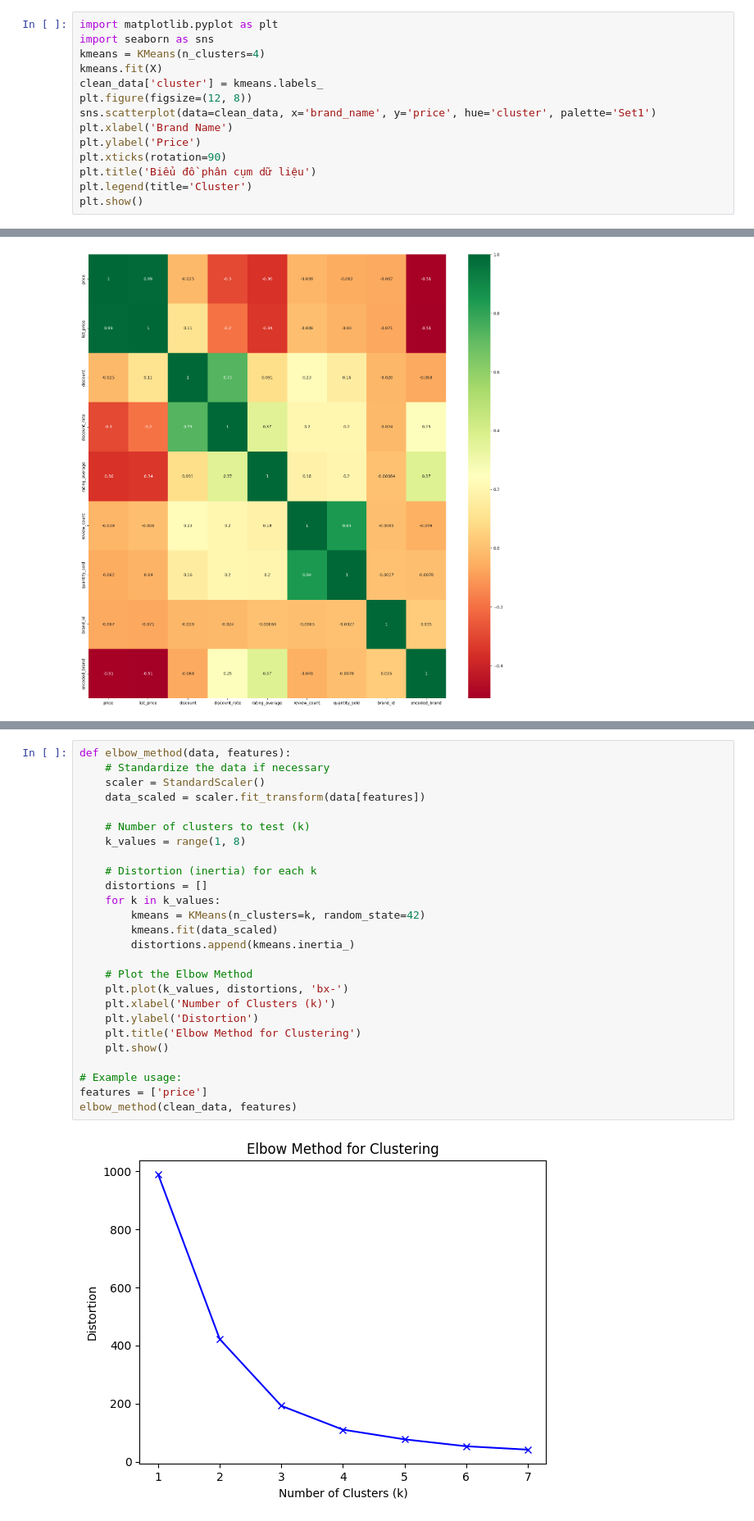
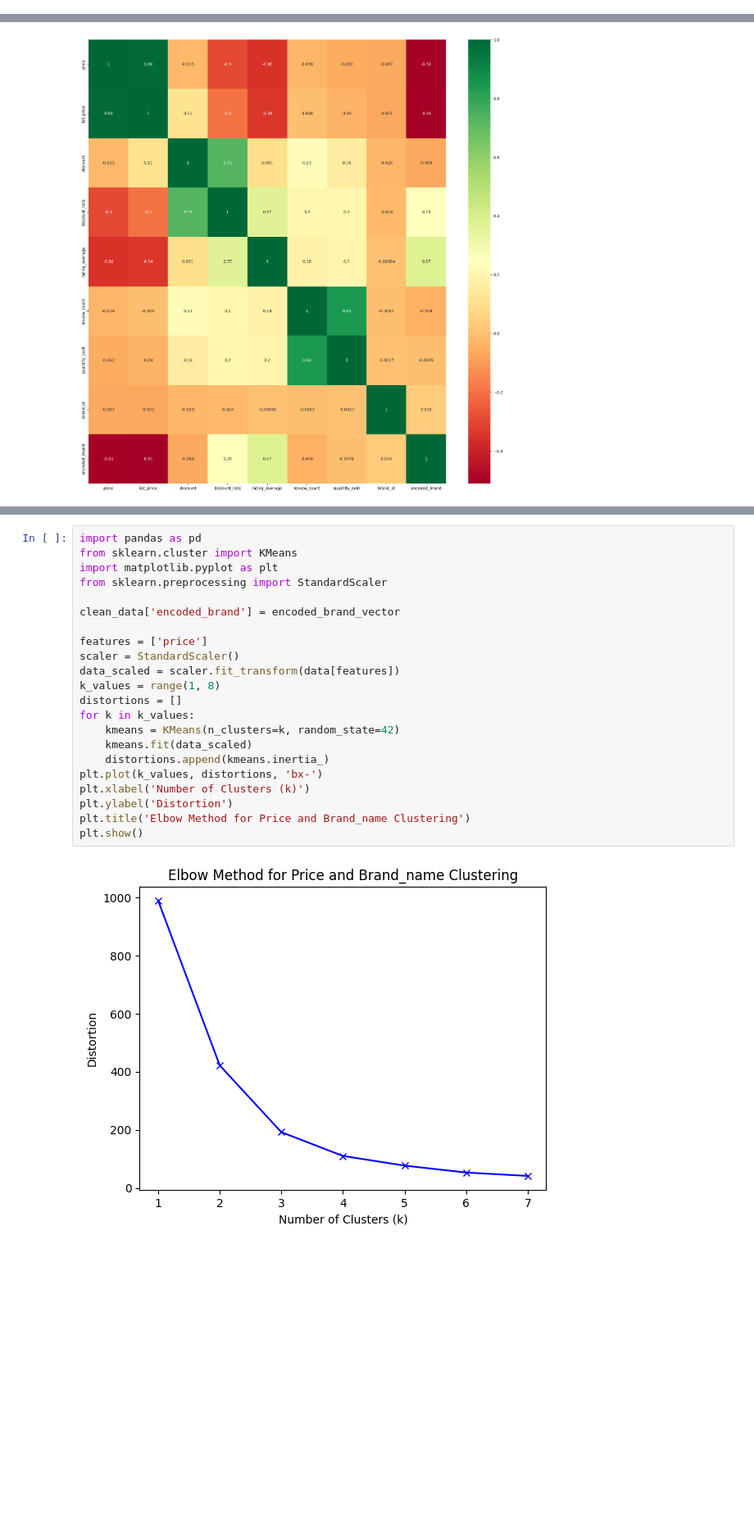
Before and after one commit to truong-nguyen310/DS-DUT-Tiki, a Jupyter notebook: xuly.ipynb, the cells around one changed output, grey strips where cells are left out. Shown at 82% size. Cells and saved outputs as stored; diff of their text form; blank space fills up the shorter version.

```diff
--- a/xuly.ipynb
+++ b/xuly.ipynb
@@ -805,14 +640,0 @@ print(clean_data.head())
-# %%
-import matplotlib.pyplot as plt
-import seaborn as sns
-kmeans = KMeans(n_clusters=4)
-kmeans.fit(X)
-clean_data['cluster'] = kmeans.labels_
-plt.figure(figsize=(12, 8))
-sns.scatterplot(data=clean_data, x='brand_name', y='price', hue='cluster', palette='Set1')
-plt.xlabel('Brand Name')
-plt.ylabel('Price')
-plt.xticks(rotation=90)
-plt.title('Biểu đồ phân cụm dữ liệu')
-plt.legend(title='Cluster')
-plt.show()
@@ -877,28 +706,24 @@ g = sns.heatmap(clean_data[top_corr_features].corr(), annot=True, cmap='RdYlGn')
 # %%
-def elbow_method(data, features):
-    # Standardize the data if necessary
-    scaler = StandardScaler()
-    data_scaled = scaler.fit_transform(data[features])
+import pandas as pd
+from sklearn.cluster import KMeans
+import matplotlib.pyplot as plt
+from sklearn.preprocessing import StandardScaler
 
-    # Number of clusters to test (k)
-    k_values = range(1, 8)
+clean_data['encoded_brand'] = encoded_brand_vector
 
-    # Distortion (inertia) for each k
-    distortions = []
-    for k in k_values:
-        kmeans = KMeans(n_clusters=k, random_state=42)
-        kmeans.fit(data_scaled)
-        distortions.append(kmeans.inertia_)
-
-    # Plot the Elbow Method
-    plt.plot(k_values, distortions, 'bx-')
-    plt.xlabel('Number of Clusters (k)')
-    plt.ylabel('Distortion')
-    plt.title('Elbow Method for Clustering')
-    plt.show()
-
-# Example usage:
 features = ['price']
-elbow_method(clean_data, features)
+scaler = StandardScaler()
+data_scaled = scaler.fit_transform(data[features])
+k_values = range(1, 8)
+distortions = []
+for k in k_values:
+    kmeans = KMeans(n_clusters=k, random_state=42)
+    kmeans.fit(data_scaled)
+    distortions.append(kmeans.inertia_)
+plt.plot(k_values, distortions, 'bx-')
+plt.xlabel('Number of Clusters (k)')
+plt.ylabel('Distortion')
+plt.title('Elbow Method for Price and Brand_name Clustering')
+plt.show()
 # %% [output]
-[figure, old version]
+[figure, new version]
```
Also changed, not shown: parts of 22 cells of this notebook.
